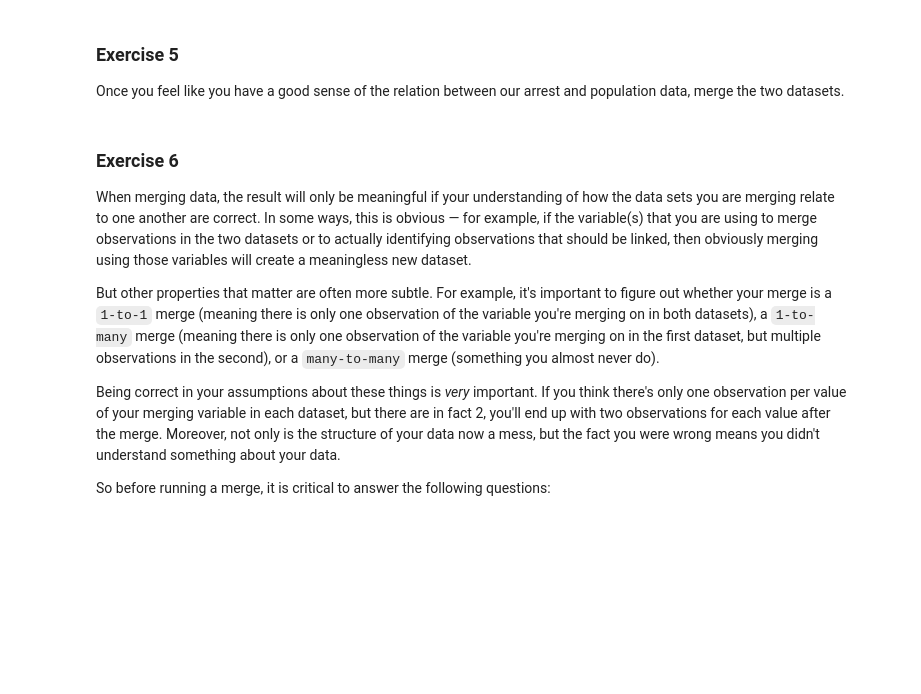
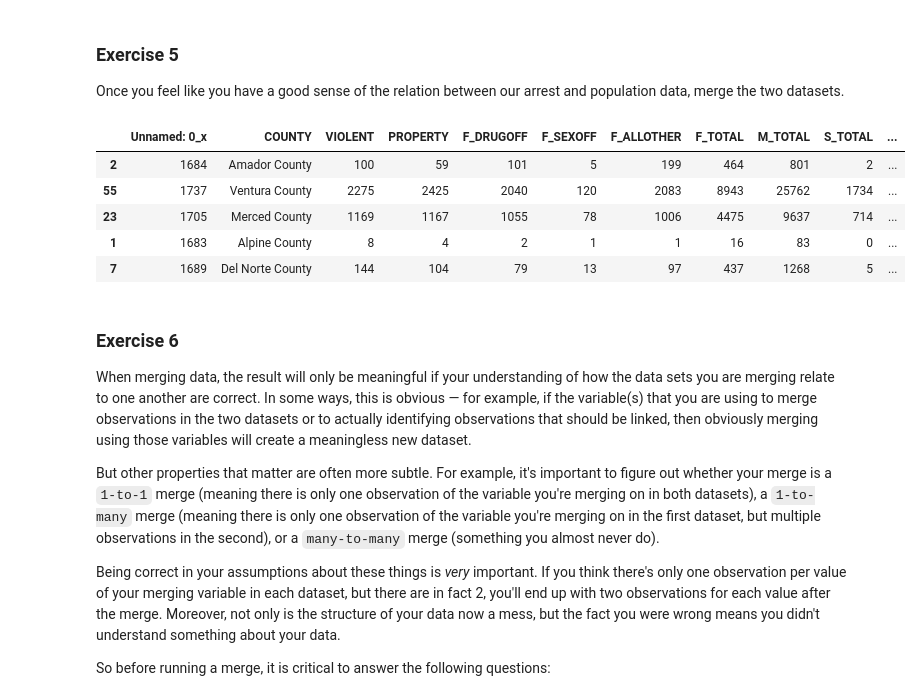
Before and after one commit to BarbaraPFloresRios/IDS720_PracticalDataScience, a Jupyter notebook: 20231019_ExerciseMerging/Exercise_merging.ipynb, the cells around one changed output. Cells and saved outputs as stored; diff of their text form; code cells hidden in the pictures; blank space fills up the shorter version.

```diff
--- a/20231019_ExerciseMerging/Exercise_merging.ipynb
+++ b/20231019_ExerciseMerging/Exercise_merging.ipynb
@@ -73,3 +108,9 @@ Use your data exploration skills to get a feel for this data. If you need to, yo
 Figuring out what county has the most violent arrests isn't very meaningful if we don't normalize for size. A county with 10 people and 10 arrests for violent crimes is obviously worse than a county with 1,000,000 people an 11 arrests for violent crime.
 
 To address this, also import `nhgis_county_populations.csv` from [the directory we're working from](https://github.com/nickeubank/practicaldatascience/tree/master/Example_Data/ca).
+# %%
+nhgis_county_populations = pd.read_csv(
+    "https://raw.githubusercontent.com/nickeubank/practicaldatascience/master"
+    "/Example_Data/ca/nhgis_county_populations.csv"
+)
+nhgis_county_populations.sample(5)
@@ -78,0 +138,7 @@ Use your data exploration skills to get used to this data, and figure out how it
+# %%
+nhgis_county_populations_ca_2005_2009 = nhgis_county_populations[
+    (nhgis_county_populations["STATE"] == "California")
+    & (nhgis_county_populations["YEAR"] == "2005-2009")
+]
+
+nhgis_county_populations_ca_2005_2009.sample(5)
@@ -80,6 +153,18 @@ Use your data exploration skills to get used to this data, and figure out how it
 ### Exercise 5
 
 Once you feel like you have a good sense of the relation between our arrest and population data, merge the two datasets.
+# %%
+ca_arrests_2009_whith_population = pd.merge(
+    ca_arrests_2009, nhgis_county_populations_ca_2005_2009, how="left", on="COUNTY"
+)
+ca_arrests_2009_whith_population.sample(5)
+# %% [output]
+|  | Unnamed: 0_x | COUNTY | VIOLENT | PROPERTY | F_DRUGOFF | F_SEXOFF | F_ALLOTHER | F_TOTAL | M_TOTAL | S_TOTAL | ... |
+| 2 | 1684 | Amador County | 100 | 59 | 101 | 5 | 199 | 464 | 801 | 2 | ... |
+| 55 | 1737 | Ventura County | 2275 | 2425 | 2040 | 120 | 2083 | 8943 | 25762 | 1734 | ... |
+| 23 | 1705 | Merced County | 1169 | 1167 | 1055 | 78 | 1006 | 4475 | 9637 | 714 | ... |
+| 1 | 1683 | Alpine County | 8 | 4 | 2 | 1 | 1 | 16 | 83 | 0 | ... |
+| 7 | 1689 | Del Norte County | 144 | 104 | 79 | 13 | 97 | 437 | 1268 | 5 | ... |
 # %% [markdown]
 ### Exercise 6
 
```
Also changed, not shown: parts of 10 cells of this notebook.
